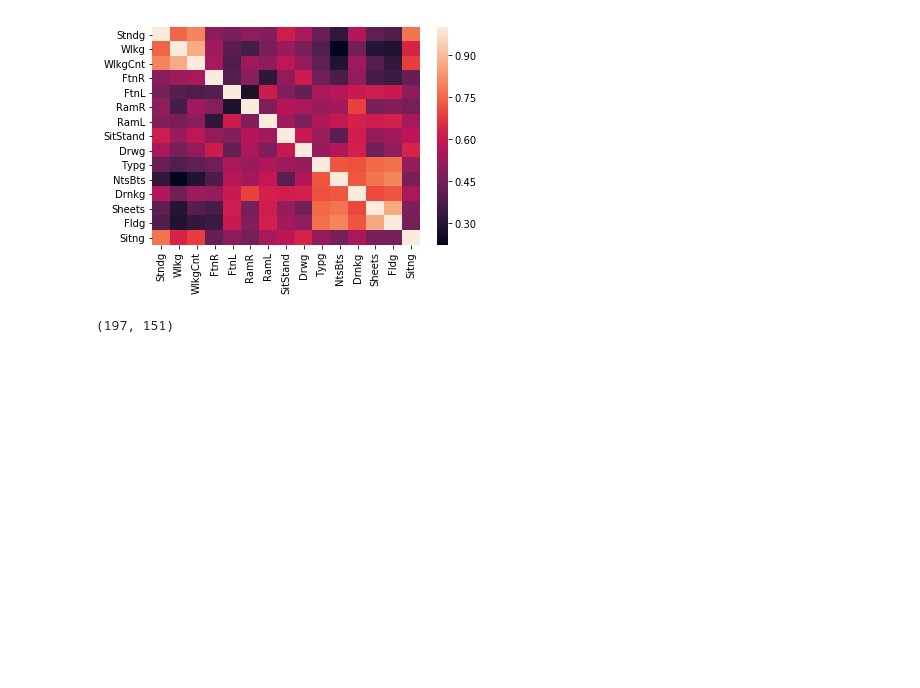
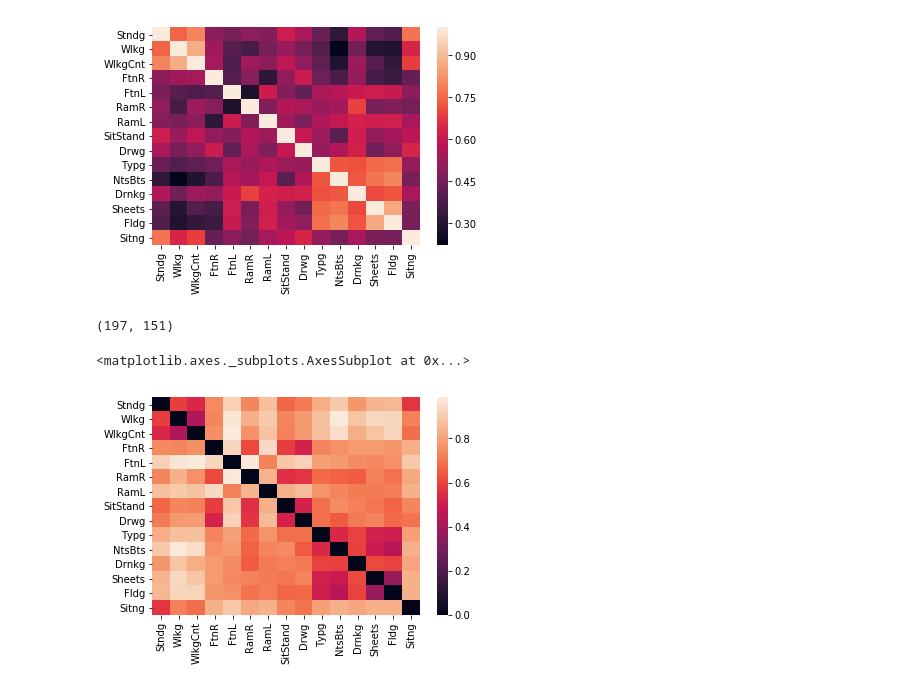
Before and after one commit to nshawen/CIS-PD_Curation, a Jupyter notebook: Clinician Score Correlation.ipynb, the cells around one changed output. Cells and saved outputs as stored; diff of their text form; code cells hidden in the pictures; blank space fills up the shorter version.

```diff
--- a/Clinician Score Correlation.ipynb
+++ b/Clinician Score Correlation.ipynb
@@ -73,3 +67,14 @@ sns.heatmap(AllScores.corr())
 D.shape
 # %% [output]
 (197, 151)
+# %%
+AllScoresRMSE = pd.DataFrame(columns=taskList_Abb, index =taskList_Abb)
+for x,y in itertools.product(taskList_Abb,taskList_Abb):
+    AllScoresRMSE.loc[x,y] = ((AllScores[x]-AllScores[y])**2).mean()**.5
+# %%
+AllScoresRMSE = AllScoresRMSE[AllScoresRMSE.columns].astype(float)
+# %%
+sns.heatmap(AllScoresRMSE)
+# %% [output]
+<matplotlib.axes._subplots.AxesSubplot at 0x...>
+[figure, added]
```
Also changed, not shown: parts of 13 cells of this notebook, 2 other files.
